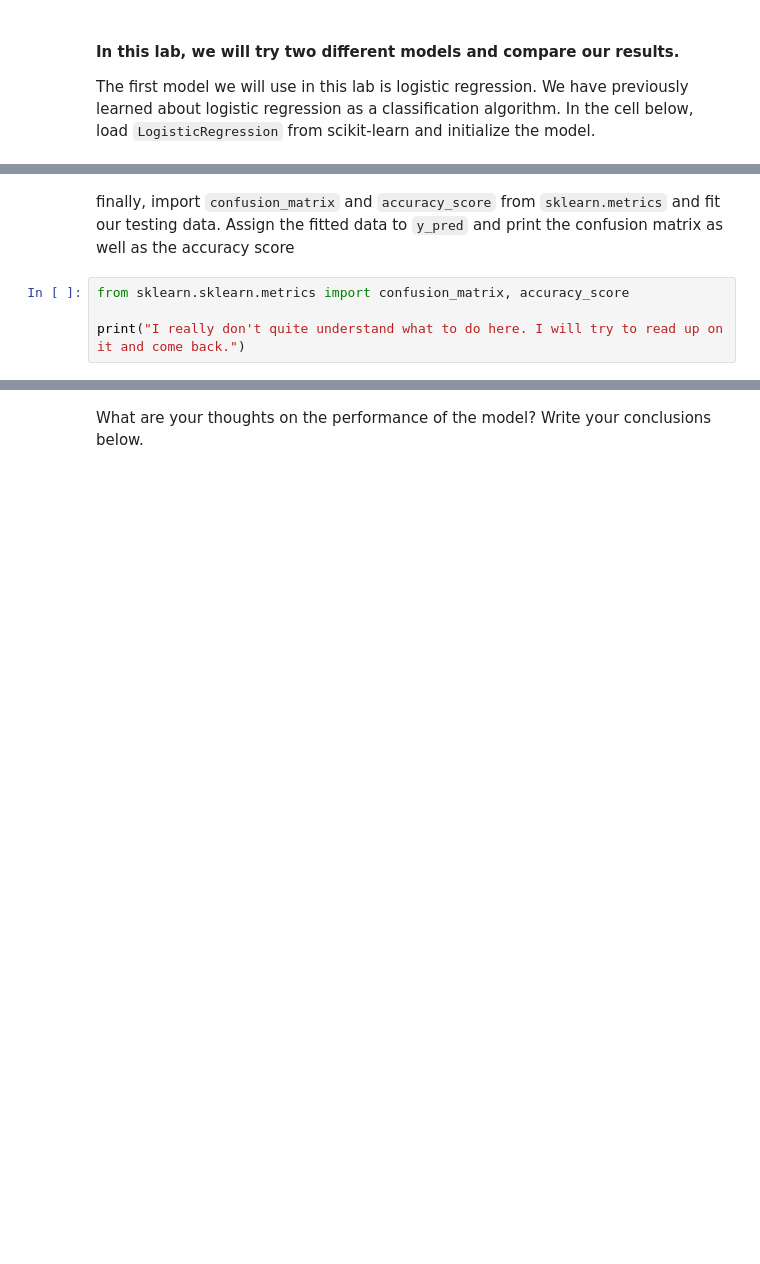
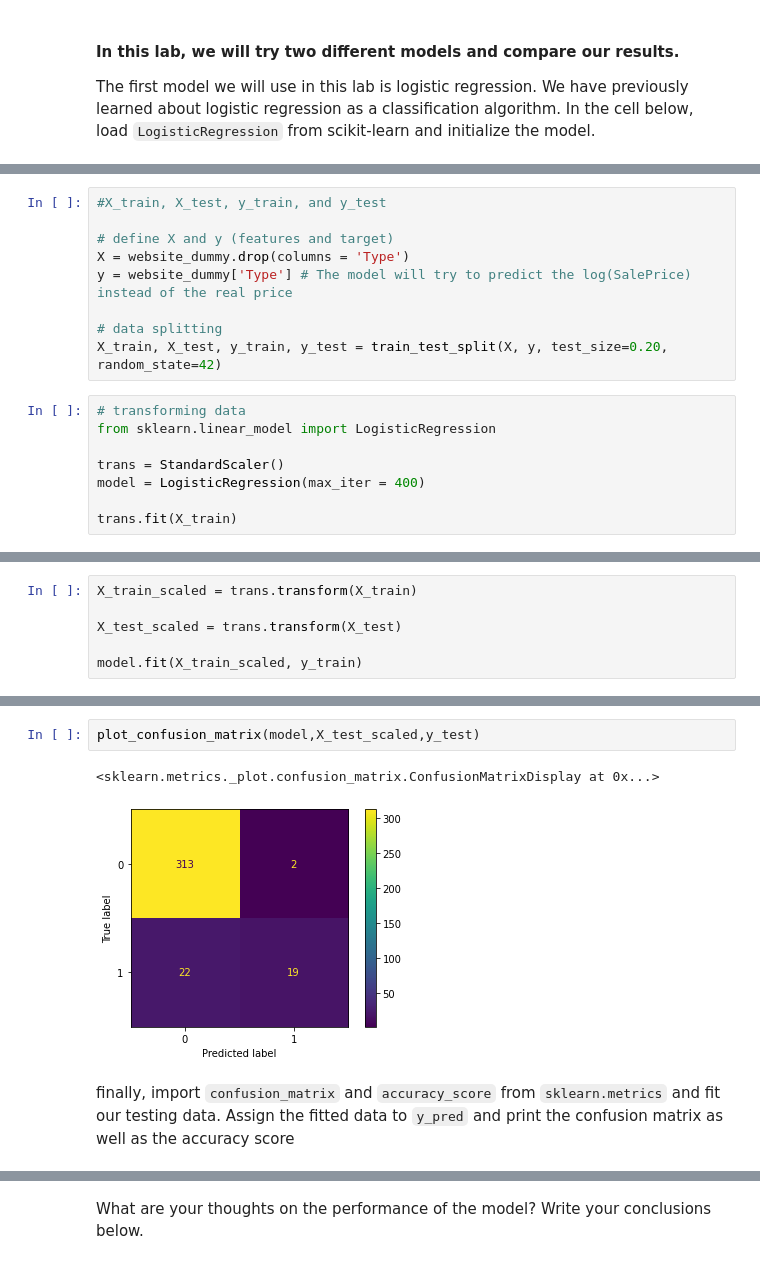
Before and after one commit to ta-data-remote/lab-supervised-learning, a Jupyter notebook: your-code/main.ipynb, the cells around one changed output, grey strips where cells are left out. Saved outputs shown, nothing was run; the diff lists cells and outputs as text; blank space fills up the shorter version.

```diff
--- a/your-code/main.ipynb
+++ b/your-code/main.ipynb
@@ -545,0 +443,17 @@ Next, fit the model to our training data. We have already separated our data int
+# %%
+#X_train, X_test, y_train, and y_test
+
+# define X and y (features and target)
+X = website_dummy.drop(columns = 'Type')
+y = website_dummy['Type'] # The model will try to predict the log(SalePrice) instead of the real price
+
+# data splitting
+X_train, X_test, y_train, y_test = train_test_split(X, y, test_size=0.20, random_state=42)
+# %%
+# transforming data
+from sklearn.linear_model import LogisticRegression
+
+trans = StandardScaler()
+model = LogisticRegression(max_iter = 400)
+
+trans.fit(X_train)
@@ -545,0 +462,6 @@ Next, fit the model to our training data. We have already separated our data int
+# %%
+X_train_scaled = trans.transform(X_train)
+
+X_test_scaled = trans.transform(X_test)
+
+model.fit(X_train_scaled, y_train)
@@ -546,6 +482,7 @@ Next, fit the model to our training data. We have already separated our data int
+# %%
+plot_confusion_matrix(model,X_test_scaled,y_test)
+# %% [output]
+<sklearn.metrics._plot.confusion_matrix.ConfusionMatrixDisplay at 0x...>
+[figure, added]
 # %% [markdown]
 finally, import `confusion_matrix` and `accuracy_score` from `sklearn.metrics` and fit our testing data. Assign the fitted data to `y_pred` and print the confusion matrix as well as the accuracy score
-# %%
-from sklearn.sklearn.metrics import confusion_matrix, accuracy_score
-
-print("I really don't quite understand what to do here. I will try to read up on it and come back.")
```
Also changed, not shown: parts of 30 cells of this notebook.
